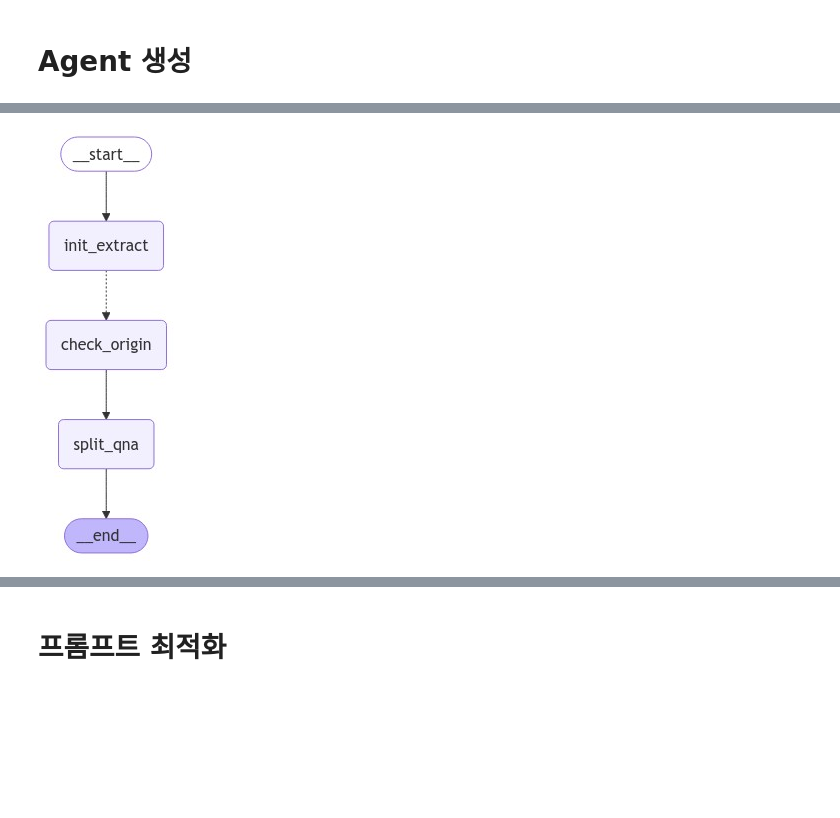
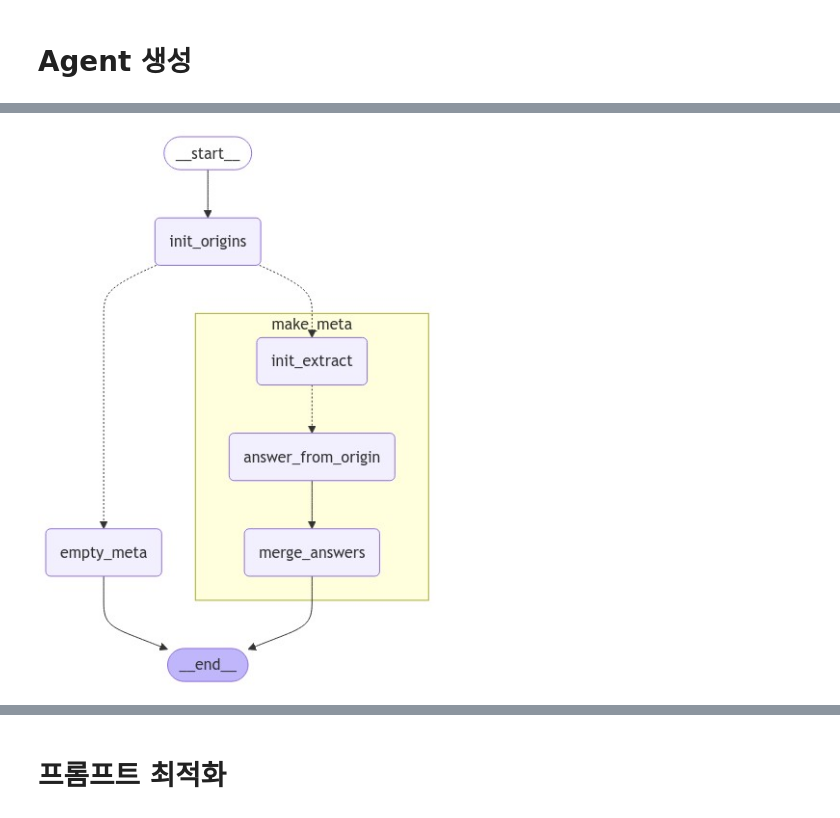
Before and after one commit to sanghyuck-yoon/idol_info_finder, a Jupyter notebook: art_meta_parse_agent.ipynb, the cells around one changed output, grey strips where cells are left out. Drawn from its saved outputs; the diff is of its cells as text; code cells hidden in the pictures; blank space fills up the shorter version.

```diff
--- a/art_meta_parse_agent.ipynb
+++ b/art_meta_parse_agent.ipynb
@@ -559,12 +563,12 @@ class ArtistState(TypedDict):
 # %%
 from langchain_core.messages import AIMessage, HumanMessage, SystemMessage
 
-def answer_from_origin(state: ArtistState):
+def answer_from_origin(state: OneMetaState):
 
   question = state['qnf']['question']
   format = state['qnf']['format']
   doc = state['doc']
-  meta = state['meta']
+  answers = state['answers']
 
   # 시스템 프롬프트 설정
   system_prompt = SystemMessagePromptTemplate.from_template(
@@ -615,7 +619,7 @@ def answer_from_origin(state: ArtistState):
   print(answer)
 
   # meta.update(answer)
-  return {"meta":[answer]}
+  return {"answers":[answer]}
 # %%
 from langgraph.constants import Send
 
@@ -716,26 +715,47 @@ for key, value in singer_queries.items():
+# %%
+from langgraph.constants import Send
+
+def init_origins(state:OverallGraphState):
+    return {"pages":["PROFILE","개요","멤버","팬덤","덕질"]}
+
+def check_origin(state:OverallGraphState):
+    pages = state['pages']
+    documents = state['documents']
+    question = state['questions']
+
+    for page in pages:
+        doc = "\n\n".join([doc.page_content for doc in documents if doc.metadata['abs_page_toc_item'] == page])
+        if doc != '':
+            print("page "+page+" is exist \n\n Searching...")
+            return [Send("make_meta", {"questions":question, "doc":doc})]
+        else:
+            print("page "+page+" is not exist \n\n Finish and return empty dict")
+            return "empty_meta"
+
+def empty_meta(state:OverallGraphState):
+    return {"metadatas":[{}]}
 # %%
 from IPython.display import Image, display
 from langgraph.graph import START, END, StateGraph
 from langgraph.checkpoint.memory import MemorySaver
 
 # Add nodes and edges
-builder = StateGraph(GraphState)
-builder.add_node("init_extract", init_graph)
-builder.add_node("check_origin", check_origin)
-builder.add_node("split_qna", split_qna)
-# builder.add_node("merge_meta", merge_meta)
-builder.add_edge(START, "init_extract")
-builder.add_conditional_edges("init_extract", split_origin_pages, ["check_origin"])
-builder.add_edge("check_origin", "split_qna")
-builder.add_edge("split_qna", END)
+builder = StateGraph(OverallGraphState)
+builder.add_node("init_origins", init_origins)
+builder.add_node("make_meta", onemeta_builder.compile())
+builder.add_node("empty_meta", empty_meta)
+builder.add_edge(START, "init_origins")
+builder.add_conditional_edges("init_origins", check_origin, ["make_meta","empty_meta"])
+builder.add_edge("make_meta", END)
+builder.add_edge("empty_meta", END)
 
 # Compile
 memory = MemorySaver()
 # graph = builder.compile(checkpointer=memory)
 graph = builder.compile()
 
 # View
 display(Image(graph.get_graph(xray=1).draw_mermaid_png()))
 # %% [output]
-[figure, old version]
+[figure, new version]
 # %%
```
Also changed, not shown: parts of 13 cells of this notebook.
